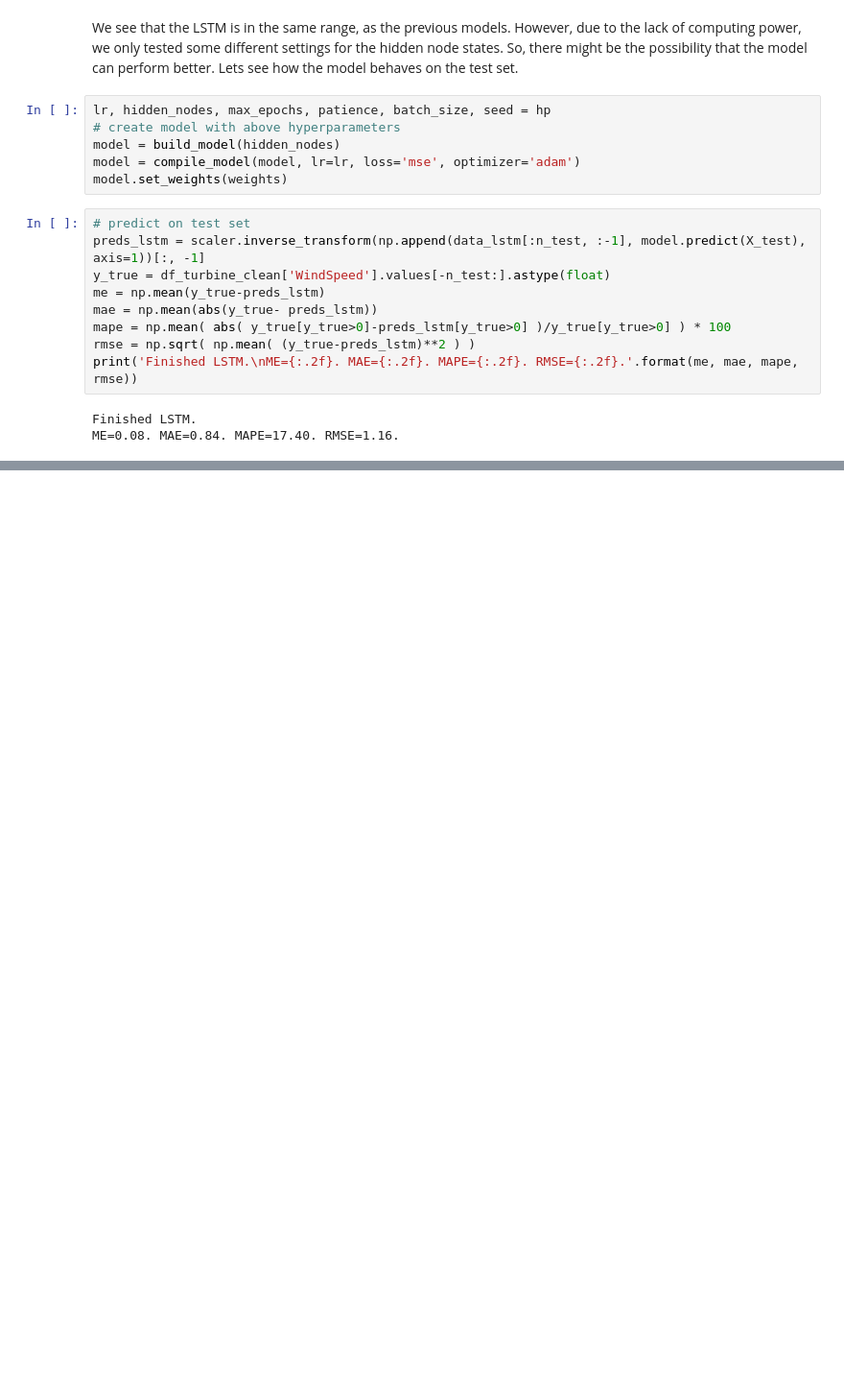
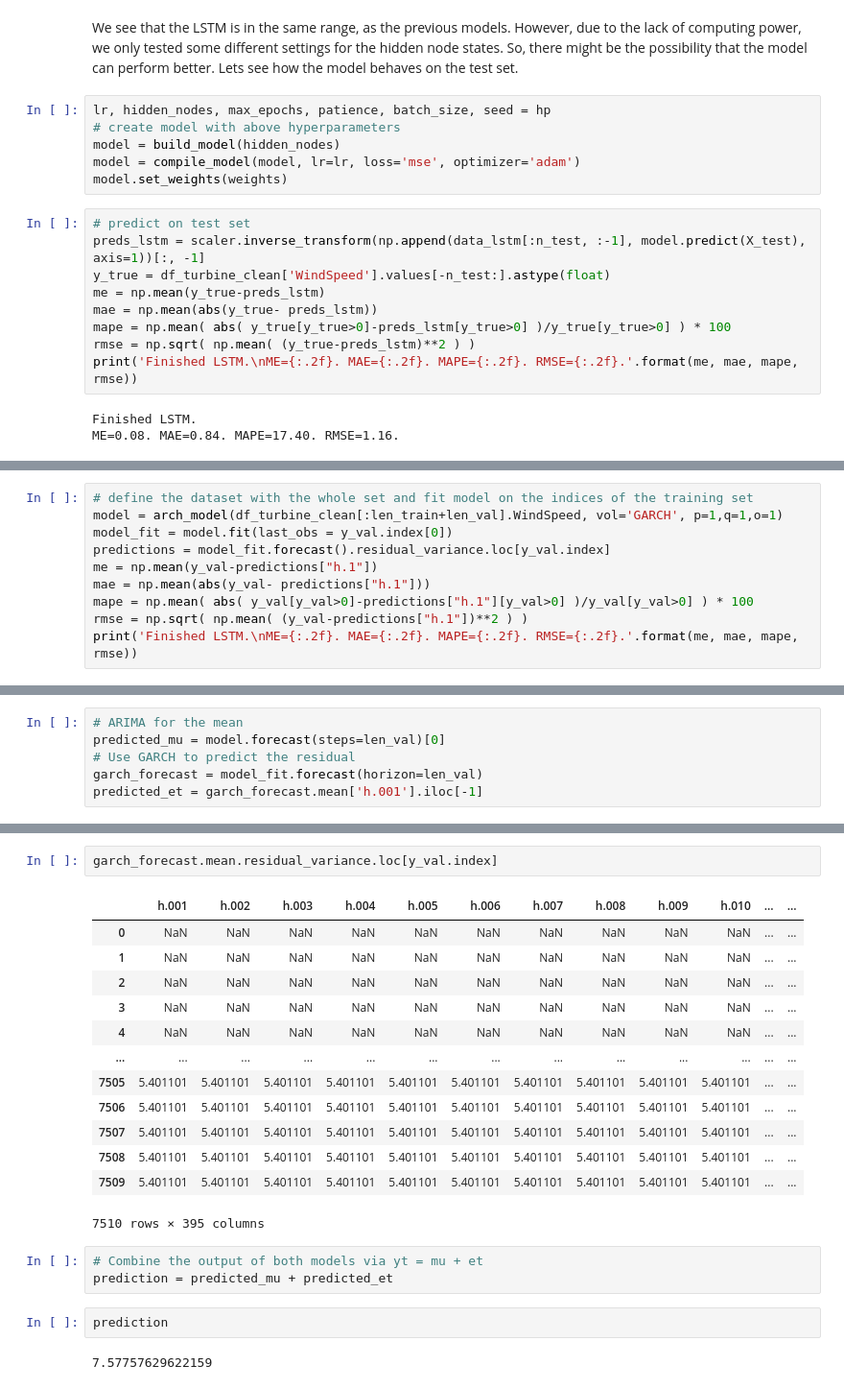
Before and after one commit to NiklasSabel/Industrial-Applications-of-Artificial-Intelligence, a Jupyter notebook: notebooks/Primary sector/Primary sector Wind.ipynb, the cells around one changed output, grey strips where cells are left out. Shown: that part at 96% size. Drawn from its saved outputs; the diff is of its cells as text; blank space fills up the shorter version.

```diff
--- a/notebooks/Primary sector/Primary sector Wind.ipynb
+++ b/notebooks/Primary sector/Primary sector Wind.ipynb
@@ -1063,0 +1180,10 @@ In the last part of this notebook, we will make use of another model to predict
+# %%
+# define the dataset with the whole set and fit model on the indices of the training set
+model = arch_model(df_turbine_clean[:len_train+len_val].WindSpeed, vol='GARCH', p=1,q=1,o=1)
+model_fit = model.fit(last_obs = y_val.index[0])
+predictions = model_fit.forecast().residual_variance.loc[y_val.index]
+me = np.mean(y_val-predictions["h.1"])
+mae = np.mean(abs(y_val- predictions["h.1"]))
+mape = np.mean( abs( y_val[y_val>0]-predictions["h.1"][y_val>0] )/y_val[y_val>0] ) * 100
+rmse = np.sqrt( np.mean( (y_val-predictions["h.1"])**2 ) )
+print('Finished LSTM.\nME={:.2f}. MAE={:.2f}. MAPE={:.2f}. RMSE={:.2f}.'.format(me, mae, mape, rmse))
@@ -1063,0 +1253,6 @@ In the last part of this notebook, we will make use of another model to predict
+# %%
+# ARIMA for the mean
+predicted_mu = model.forecast(steps=len_val)[0]
+# Use GARCH to predict the residual
+garch_forecast = model_fit.forecast(horizon=len_val)
+predicted_et = garch_forecast.mean['h.001'].iloc[-1]
@@ -1063,0 +1269,23 @@ In the last part of this notebook, we will make use of another model to predict
+# %%
+garch_forecast.mean.residual_variance.loc[y_val.index]
+# %% [output]
+|  | h.001 | h.002 | h.003 | h.004 | h.005 | h.006 | h.007 | h.008 | h.009 | h.010 | ... | ... |
+| 0 | NaN | NaN | NaN | NaN | NaN | NaN | NaN | NaN | NaN | NaN | ... | ... |
+| 1 | NaN | NaN | NaN | NaN | NaN | NaN | NaN | NaN | NaN | NaN | ... | ... |
+| 2 | NaN | NaN | NaN | NaN | NaN | NaN | NaN | NaN | NaN | NaN | ... | ... |
+| 3 | NaN | NaN | NaN | NaN | NaN | NaN | NaN | NaN | NaN | NaN | ... | ... |
+| 4 | NaN | NaN | NaN | NaN | NaN | NaN | NaN | NaN | NaN | NaN | ... | ... |
+| ... | ... | ... | ... | ... | ... | ... | ... | ... | ... | ... | ... | ... |
+| 7505 | 5.401101 | 5.401101 | 5.401101 | 5.401101 | 5.401101 | 5.401101 | 5.401101 | 5.401101 | 5.401101 | 5.401101 | ... | ... |
+| 7506 | 5.401101 | 5.401101 | 5.401101 | 5.401101 | 5.401101 | 5.401101 | 5.401101 | 5.401101 | 5.401101 | 5.401101 | ... | ... |
+| 7507 | 5.401101 | 5.401101 | 5.401101 | 5.401101 | 5.401101 | 5.401101 | 5.401101 | 5.401101 | 5.401101 | 5.401101 | ... | ... |
+| 7508 | 5.401101 | 5.401101 | 5.401101 | 5.401101 | 5.401101 | 5.401101 | 5.401101 | 5.401101 | 5.401101 | 5.401101 | ... | ... |
+| 7509 | 5.401101 | 5.401101 | 5.401101 | 5.401101 | 5.401101 | 5.401101 | 5.401101 | 5.401101 | 5.401101 | 5.401101 | ... | ... |
+7510 rows × 395 columns
+# %%
+# Combine the output of both models via yt = mu + et
+prediction = predicted_mu + predicted_et
+# %%
+prediction
+# %% [output]
+7.57757629622159
```
Also changed, not shown: parts of 34 cells of this notebook.
